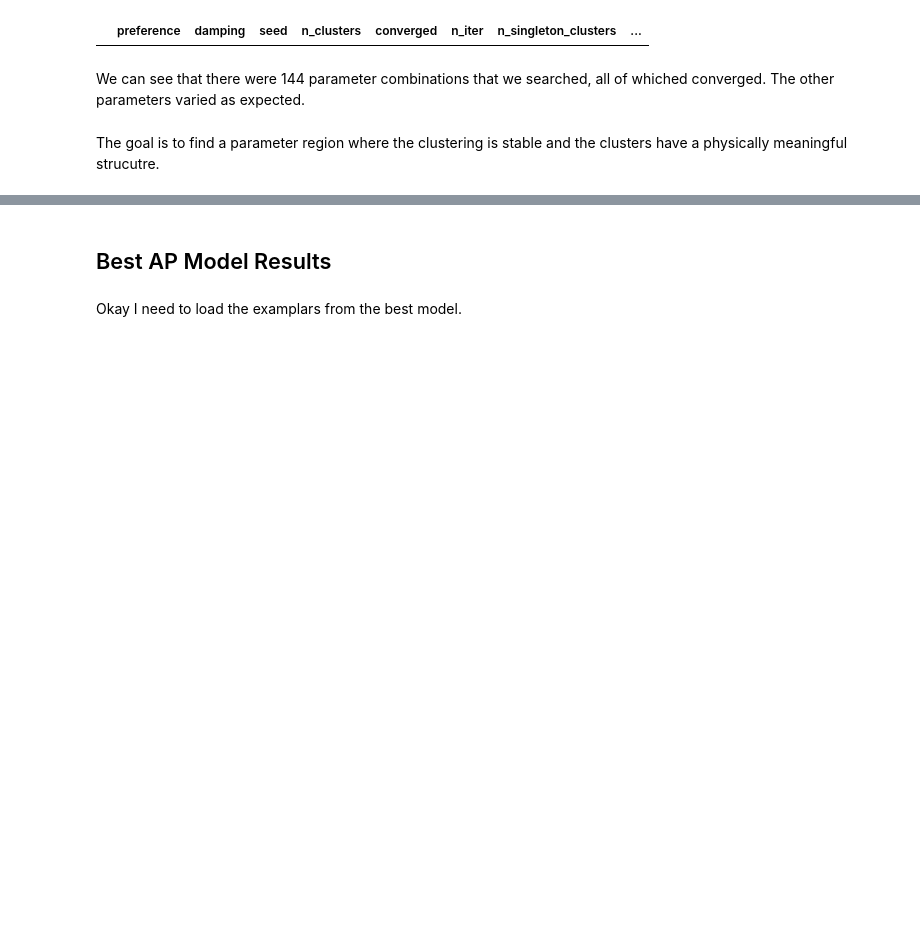
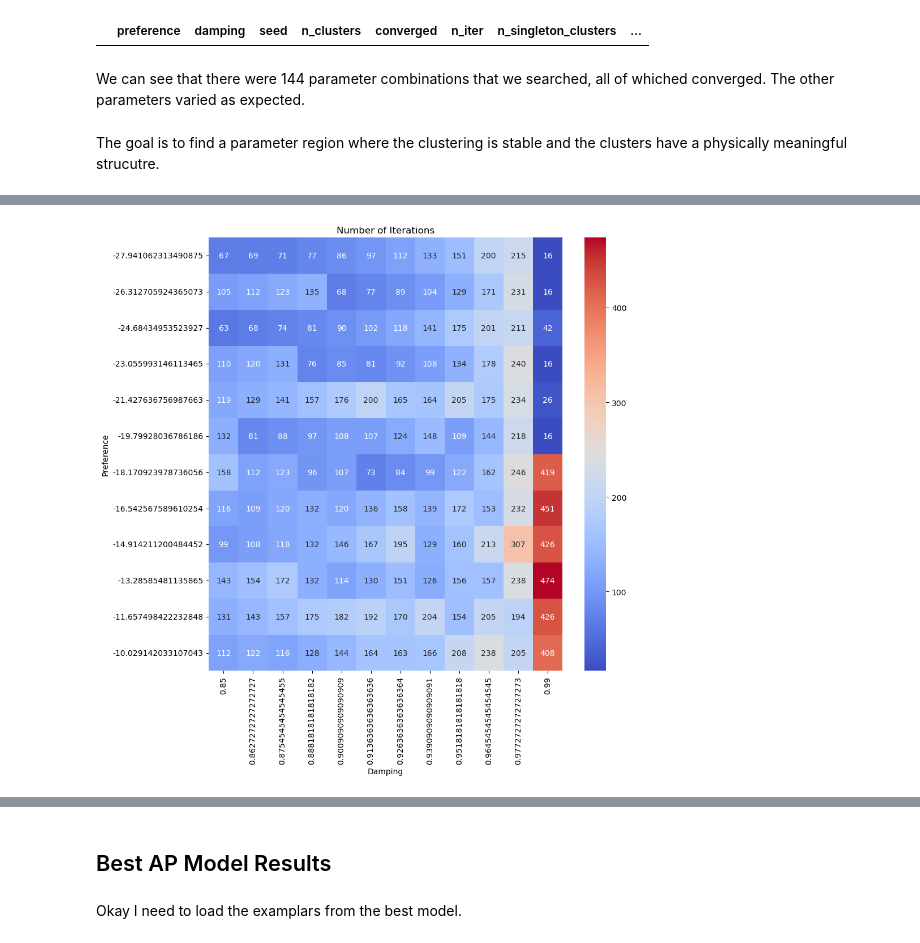
Before and after one commit to cmhinkle/semi_supervised_pulses_BeEST, a Jupyter notebook: notebooks/semisupervised.ipynb, the cells around one changed output, grey strips where cells are left out. Drawn from its saved outputs; the diff is of its cells as text; code cells hidden in the pictures; blank space fills up the shorter version.

```diff
--- a/notebooks/semisupervised.ipynb
+++ b/notebooks/semisupervised.ipynb
@@ -328,0 +363,6 @@ Here we see that the best model the parameter seach found.
+# %%
+pivot_n_iter = df.pivot(
+    index="preference",
+    columns="damping",
+    values="n_iter"
+)
@@ -328,0 +386,19 @@ Here we see that the best model the parameter seach found.
+# %%
+plt.figure(figsize=(10,10))
+
+sns.heatmap(
+    pivot_n_iter,
+    annot=True,
+    fmt=".0f",
+    cmap=color_scale
+)
+
+plt.title('Number of Iterations')
+plt.xlabel('Damping')
+plt.ylabel('Preference')
+plt.tight_layout()
+
+plt.show()
+plt.close()
+# %% [output]
+[figure, added]
```
Also changed, not shown: parts of 70 cells of this notebook, 1 other file.
